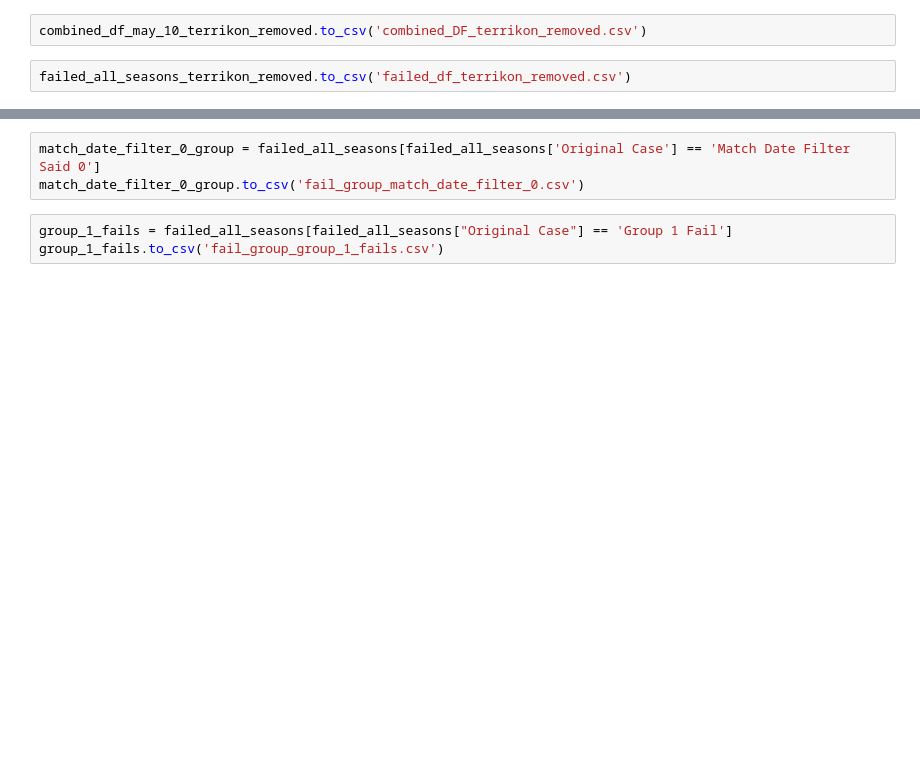
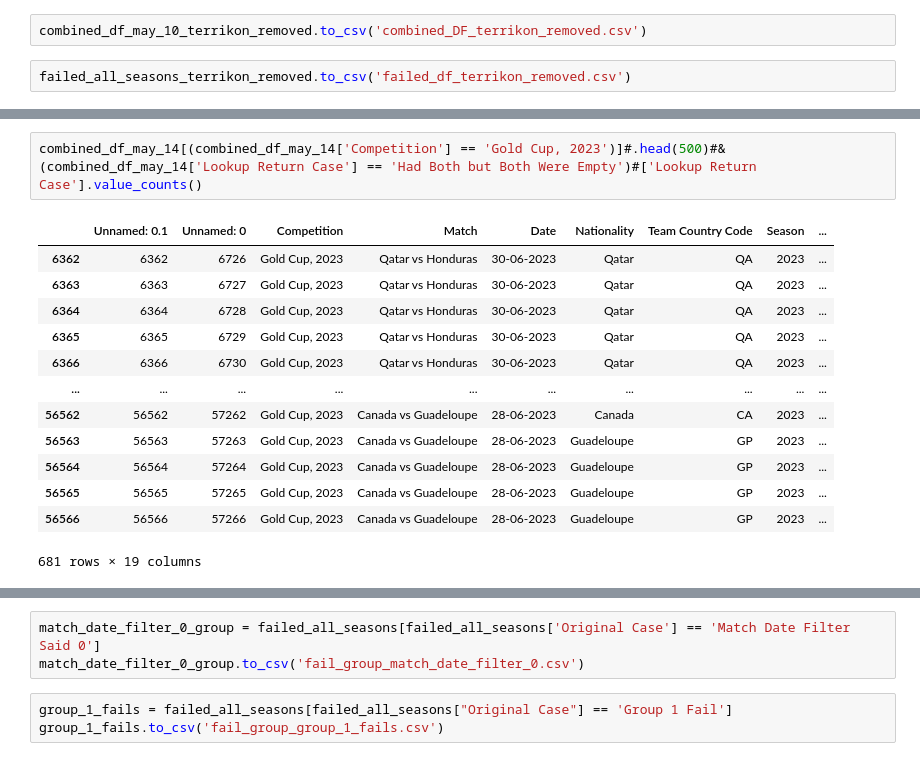
Before and after one commit to finnlsmith/footy_project_market_value_rankings, a Jupyter notebook: create_dataset_1/red_group_work.ipynb, the cells around one changed output, grey strips where cells are left out. Drawn from its saved outputs; the diff is of its cells as text; blank space fills up the shorter version.

```diff
--- a/create_dataset_1/red_group_work.ipynb
+++ b/create_dataset_1/red_group_work.ipynb
@@ -1343,0 +1388,16 @@ leagues_value[leagues_value['Name'] == 'Luka Chalwell']
+# %%
+combined_df_may_14[(combined_df_may_14['Competition'] == 'Gold Cup, 2023')]#.head(500)#& (combined_df_may_14['Lookup Return Case'] == 'Had Both but Both Were Empty')#['Lookup Return Case'].value_counts()
+# %% [output]
+|  | Unnamed: 0.1 | Unnamed: 0 | Competition | Match | Date | Nationality | Team Country Code | Season | ... |
+| 6362 | 6362 | 6726 | Gold Cup, 2023 | Qatar vs Honduras | 30-06-2023 | Qatar | QA | 2023 | ... |
+| 6363 | 6363 | 6727 | Gold Cup, 2023 | Qatar vs Honduras | 30-06-2023 | Qatar | QA | 2023 | ... |
+| 6364 | 6364 | 6728 | Gold Cup, 2023 | Qatar vs Honduras | 30-06-2023 | Qatar | QA | 2023 | ... |
+| 6365 | 6365 | 6729 | Gold Cup, 2023 | Qatar vs Honduras | 30-06-2023 | Qatar | QA | 2023 | ... |
+| 6366 | 6366 | 6730 | Gold Cup, 2023 | Qatar vs Honduras | 30-06-2023 | Qatar | QA | 2023 | ... |
+| ... | ... | ... | ... | ... | ... | ... | ... | ... | ... |
+| 56562 | 56562 | 57262 | Gold Cup, 2023 | Canada vs Guadeloupe | 28-06-2023 | Canada | CA | 2023 | ... |
+| 56563 | 56563 | 57263 | Gold Cup, 2023 | Canada vs Guadeloupe | 28-06-2023 | Guadeloupe | GP | 2023 | ... |
+| 56564 | 56564 | 57264 | Gold Cup, 2023 | Canada vs Guadeloupe | 28-06-2023 | Guadeloupe | GP | 2023 | ... |
+| 56565 | 56565 | 57265 | Gold Cup, 2023 | Canada vs Guadeloupe | 28-06-2023 | Guadeloupe | GP | 2023 | ... |
+| 56566 | 56566 | 57266 | Gold Cup, 2023 | Canada vs Guadeloupe | 28-06-2023 | Guadeloupe | GP | 2023 | ... |
+681 rows × 19 columns
```
Also changed, not shown: parts of 12 cells of this notebook, 14 other files.
